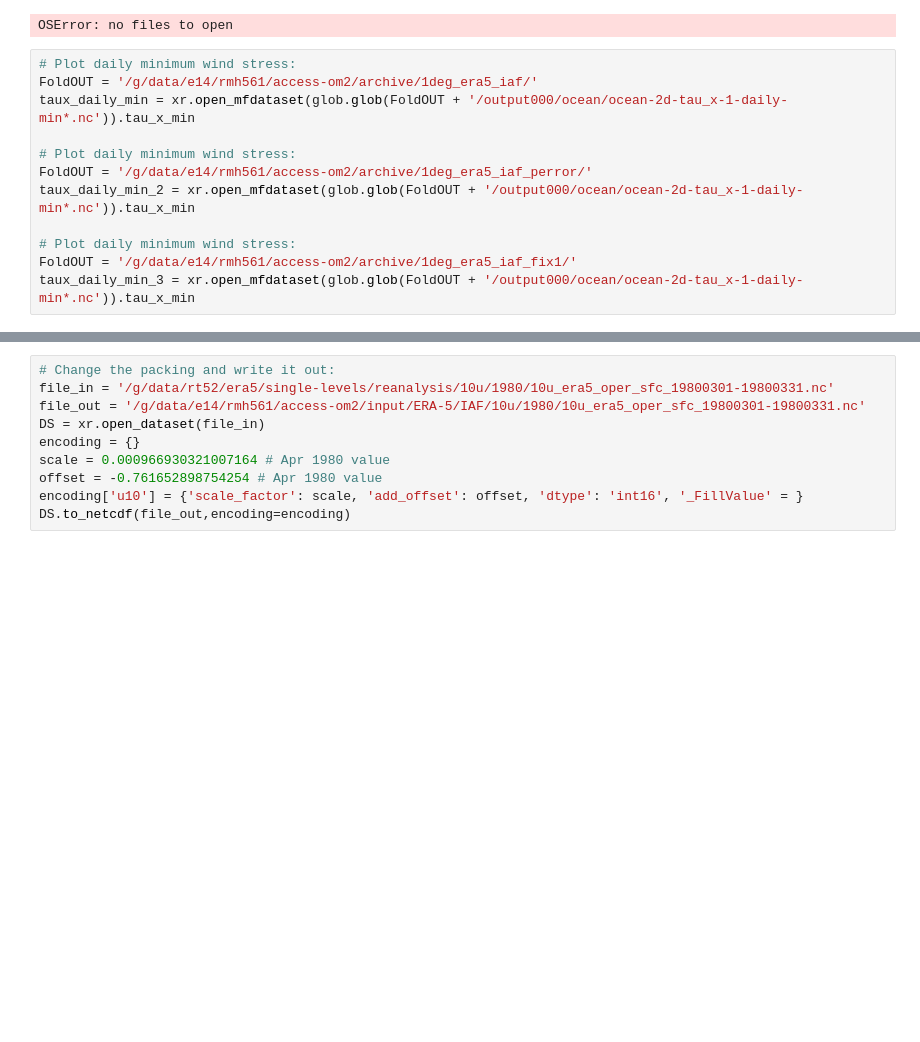
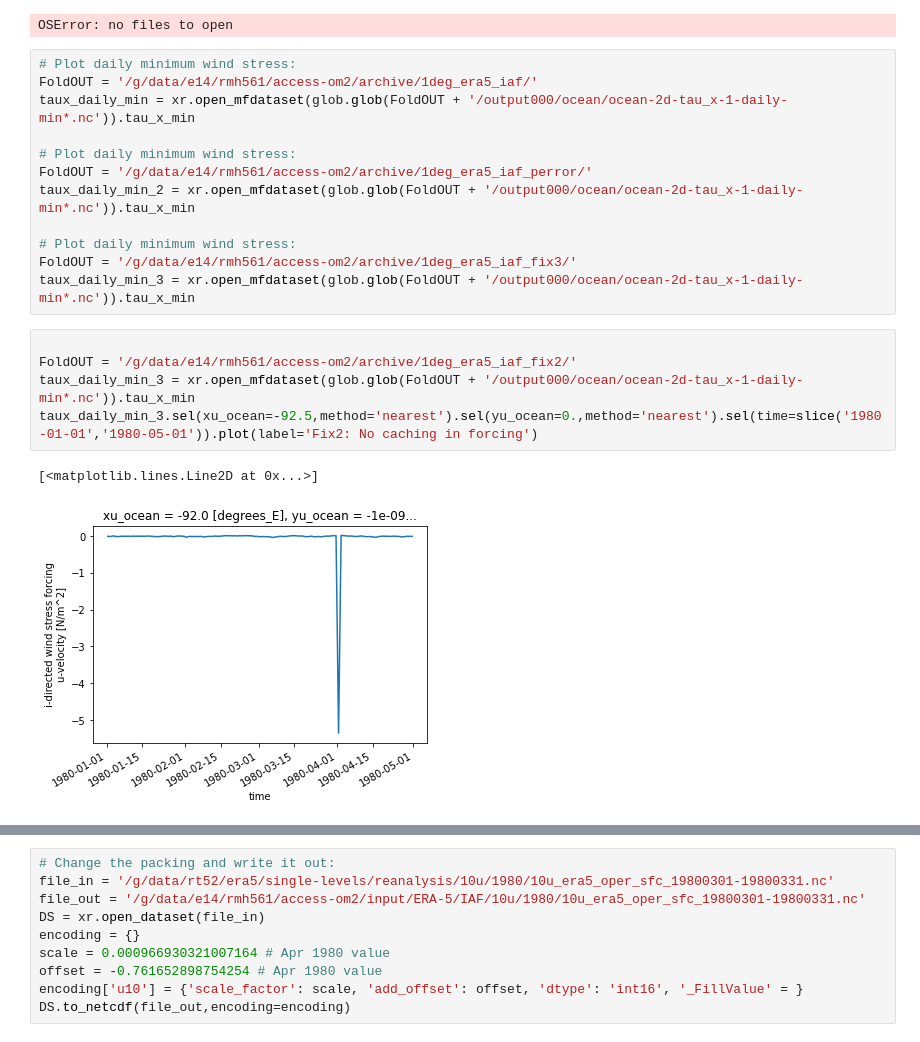
Before and after one commit to rmholmes/cosima-scripts, a Jupyter notebook: ERA-5/ERA5_IAF_Temperature_Jumps.ipynb, the cells around one changed output, grey strips where cells are left out. Drawn from its saved outputs; the diff is of its cells as text; blank space fills up the shorter version.

```diff
--- a/ERA-5/ERA5_IAF_Temperature_Jumps.ipynb
+++ b/ERA-5/ERA5_IAF_Temperature_Jumps.ipynb
@@ -37,8 +37,16 @@ FoldOUT = '/g/data/e14/rmh561/access-om2/archive/1deg_era5_iaf_perror/'
 taux_daily_min_2 = xr.open_mfdataset(glob.glob(FoldOUT + '/output000/ocean/ocean-2d-tau_x-1-daily-min*.nc')).tau_x_min
 
 # Plot daily minimum wind stress:
-FoldOUT = '/g/data/e14/rmh561/access-om2/archive/1deg_era5_iaf_fix1/'
+FoldOUT = '/g/data/e14/rmh561/access-om2/archive/1deg_era5_iaf_fix3/'
 taux_daily_min_3 = xr.open_mfdataset(glob.glob(FoldOUT + '/output000/ocean/ocean-2d-tau_x-1-daily-min*.nc')).tau_x_min
+# %%
+
+FoldOUT = '/g/data/e14/rmh561/access-om2/archive/1deg_era5_iaf_fix2/'
+taux_daily_min_3 = xr.open_mfdataset(glob.glob(FoldOUT + '/output000/ocean/ocean-2d-tau_x-1-daily-min*.nc')).tau_x_min
+taux_daily_min_3.sel(xu_ocean=-92.5,method='nearest').sel(yu_ocean=0.,method='nearest').sel(time=slice('1980-01-01','1980-05-01')).plot(label='Fix2: No caching in forcing')
+# %% [output]
+[<matplotlib.lines.Line2D at 0x...>]
+[figure, added]
 # %%
 plt.figure(figsize=(10,6))
 taux_daily_min.sel(xu_ocean=-92.5,method='nearest').sel(yu_ocean=0.,method='nearest').sel(time=slice('1980-01-01','1980-05-01')).plot(label='Raw')
```
Also changed, not shown: parts of 1 cell of this notebook, 3 other files.
